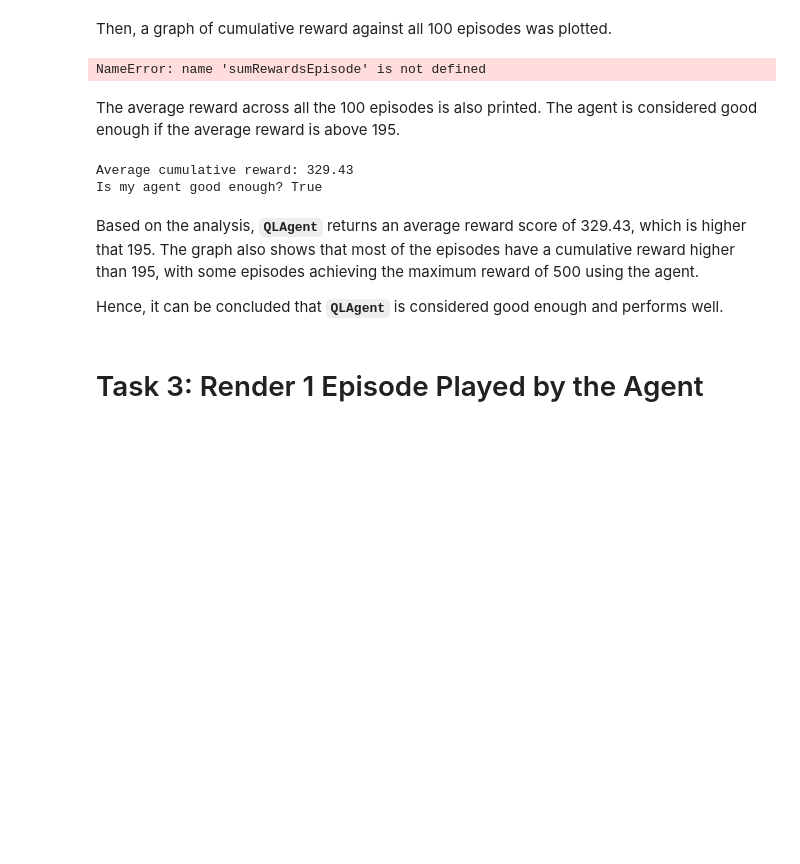
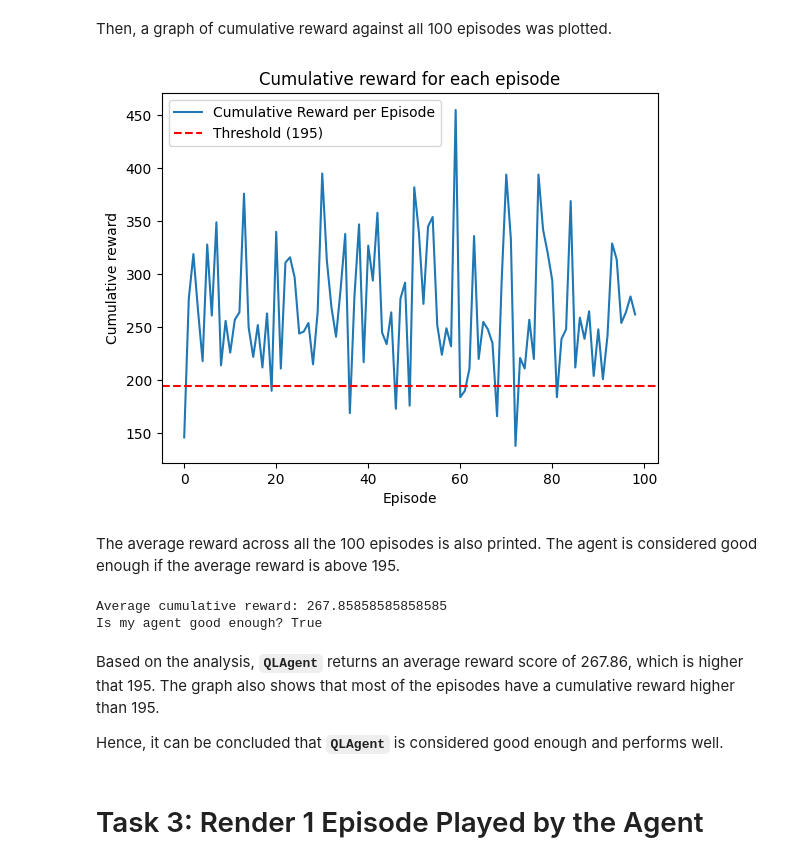
Before and after one commit to JKniaaa/SC3000-Artificial-Intelligence, a Jupyter notebook: Assignment 1/cartpole.ipynb, the cells around one changed output. Cells and saved outputs as stored; diff of their text form; code cells hidden in the pictures; blank space fills up the shorter version.

```diff
--- a/Lab 1/cartpole.ipynb
+++ b/Assignment 1/cartpole.ipynb
@@ -464,17 +497,17 @@ Sum of rewards 353.0
 # %% [markdown]
 Then, a graph of cumulative reward against all 100 episodes was plotted.
 # %%
-# Take results of all 100 test episodes to evaluate the agent
-testRewardsList = sumRewardsEpisode[:]
+# Take results of 100 test episodes to evaluate the agent
+testRewardsList = sumRewardsEpisode[-101:-1]
 plt.plot(testRewardsList, label="Cumulative Reward per Episode")
 plt.axhline(y=195, color='r', linestyle='--', label="Threshold (195)")
 plt.title('Cumulative reward for each episode')
 plt.ylabel('Cumulative reward')
 plt.xlabel('Episode')
 plt.legend()
 plt.show()
 # %% [output]
-NameError: name 'sumRewardsEpisode' is not defined
+[figure, added]
 # %% [markdown]
 The average reward across all the 100 episodes is also printed. The agent is considered good enough if the average reward is above 195.
 # %%
@@ -482,10 +515,10 @@ avg = sum(testRewardsList) / len(testRewardsList)
 print("Average cumulative reward:", avg)
 print("Is my agent good enough?", avg > 195)
 # %% [output]
-Average cumulative reward: 329.43
+Average cumulative reward: 267.85858585858585
 Is my agent good enough? True
 # %% [markdown]
-Based on the analysis, **`QLAgent`** returns an average reward score of 329.43, which is higher that 195. The graph also shows that most of the episodes have a cumulative reward higher than 195, with some episodes achieving the maximum reward of 500 using the agent.
+Based on the analysis, **`QLAgent`** returns an average reward score of 267.86, which is higher that 195. The graph also shows that most of the episodes have a cumulative reward higher than 195.
 
 Hence, it can be concluded that **`QLAgent`** is considered good enough and performs well.
 # %% [markdown]
```
Also changed, not shown: parts of 8 cells of this notebook, 3 other files.
